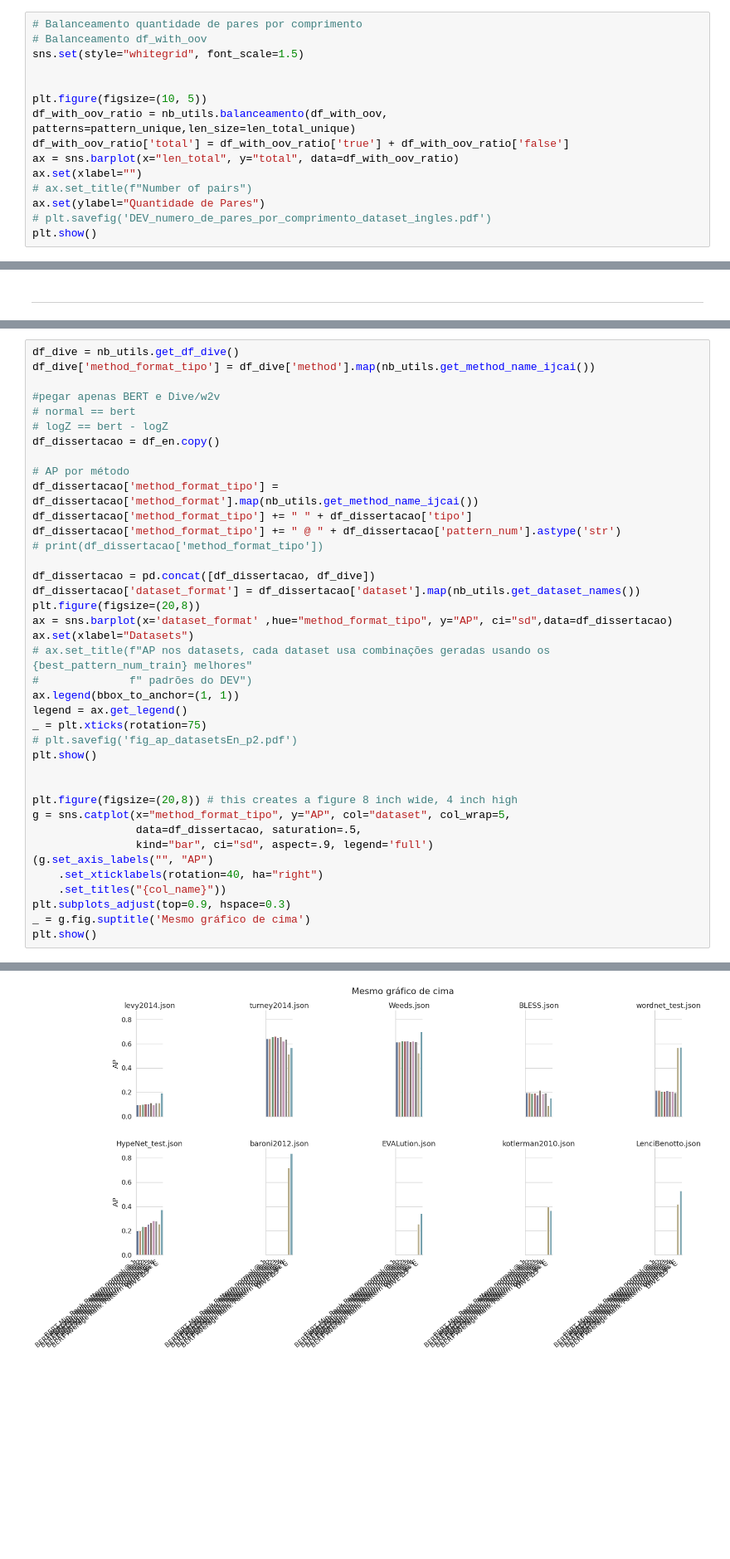
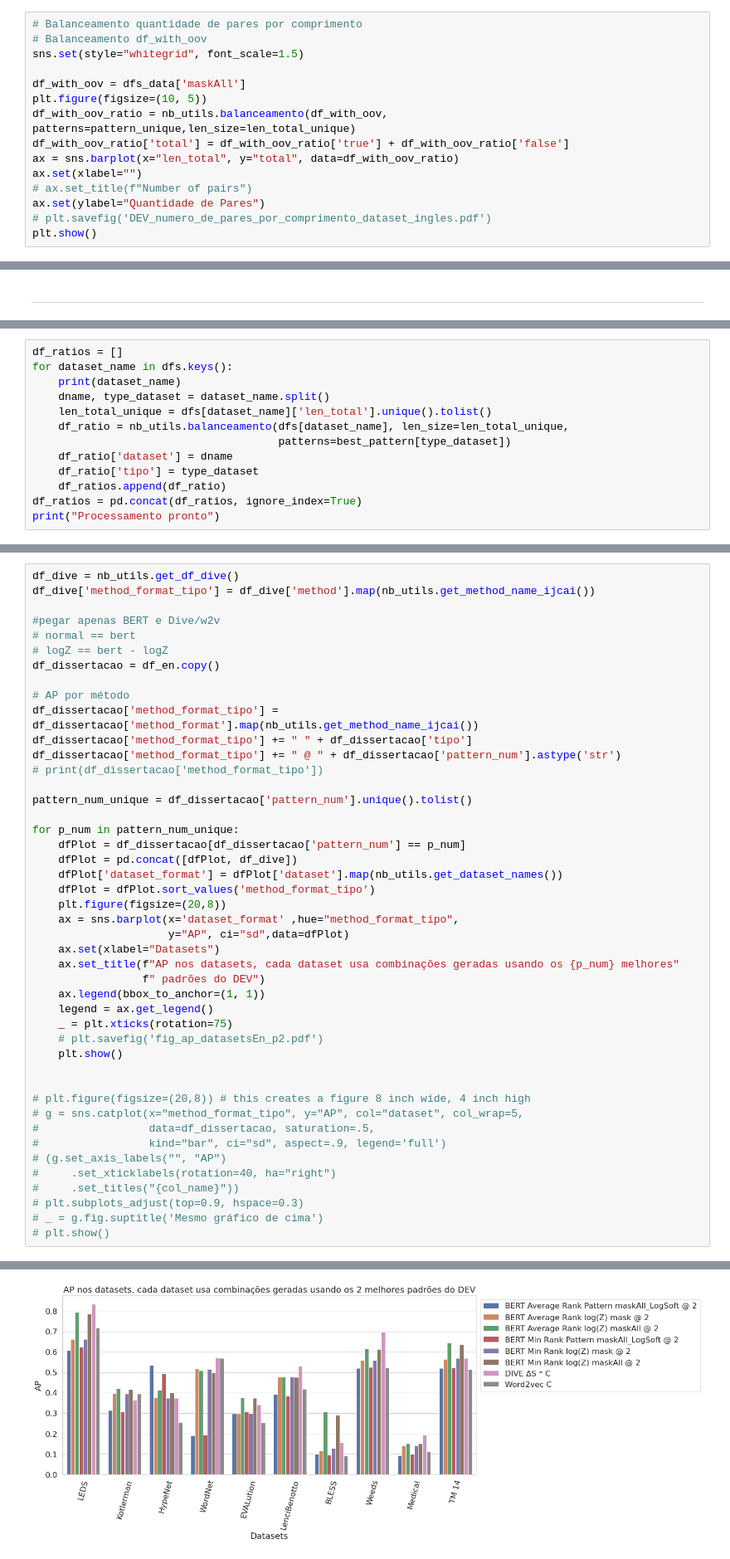
Before and after one commit to eraldoluis/hyper_bert, a Jupyter notebook: nb/dissertacao/en_mask_all_logsoftmax.ipynb, the cells around one changed output, grey strips where cells are left out. Shown at 83% size. Saved outputs shown, nothing was run; the diff lists cells and outputs as text; blank space fills up the shorter version.

```diff
--- a/nb/dissertacao/en_mask_all_logsoftmax.ipynb
+++ b/nb/dissertacao/en_mask_all_logsoftmax.ipynb
@@ -60,7 +71,7 @@ Processamento DEV pronto!
 # Balanceamento df_with_oov
 sns.set(style="whitegrid", font_scale=1.5)
 
-
+df_with_oov = dfs_data['maskAll']
 plt.figure(figsize=(10, 5))
 df_with_oov_ratio = nb_utils.balanceamento(df_with_oov, patterns=pattern_unique,len_size=len_total_unique)
 df_with_oov_ratio['total'] = df_with_oov_ratio['true'] + df_with_oov_ratio['false']
@@ -222,0 +260,13 @@ Processamento pronto
+# %%
+df_ratios = []
+for dataset_name in dfs.keys():
+    print(dataset_name)
+    dname, type_dataset = dataset_name.split()
+    len_total_unique = dfs[dataset_name]['len_total'].unique().tolist()
+    df_ratio = nb_utils.balanceamento(dfs[dataset_name], len_size=len_total_unique,
+                                      patterns=best_pattern[type_dataset])
+    df_ratio['dataset'] = dname
+    df_ratio['tipo'] = type_dataset
+    df_ratios.append(df_ratio)
+df_ratios = pd.concat(df_ratios, ignore_index=True)
+print("Processamento pronto")
@@ -304,28 +375,34 @@ df_dissertacao['method_format_tipo'] += " " + df_dissertacao['tipo']
 df_dissertacao['method_format_tipo'] += " @ " + df_dissertacao['pattern_num'].astype('str')
 # print(df_dissertacao['method_format_tipo'])
 
-df_dissertacao = pd.concat([df_dissertacao, df_dive])
-df_dissertacao['dataset_format'] = df_dissertacao['dataset'].map(nb_utils.get_dataset_names())
-plt.figure(figsize=(20,8))
-ax = sns.barplot(x='dataset_format' ,hue="method_format_tipo", y="AP", ci="sd",data=df_dissertacao)
-ax.set(xlabel="Datasets")
-# ax.set_title(f"AP nos datasets, cada dataset usa combinações geradas usando os {best_pattern_num_train} melhores"
-#              f" padrões do DEV")
-ax.legend(bbox_to_anchor=(1, 1))
-legend = ax.get_legend()
-_ = plt.xticks(rotation=75)
-# plt.savefig('fig_ap_datasetsEn_p2.pdf')
-plt.show()
+pattern_num_unique = df_dissertacao['pattern_num'].unique().tolist()
+
+for p_num in pattern_num_unique:
+    dfPlot = df_dissertacao[df_dissertacao['pattern_num'] == p_num]
+    dfPlot = pd.concat([dfPlot, df_dive])
+    dfPlot['dataset_format'] = dfPlot['dataset'].map(nb_utils.get_dataset_names())
+    dfPlot = dfPlot.sort_values('method_format_tipo')
+    plt.figure(figsize=(20,8))
+    ax = sns.barplot(x='dataset_format' ,hue="method_format_tipo",
+                     y="AP", ci="sd",data=dfPlot)
+    ax.set(xlabel="Datasets")
+    ax.set_title(f"AP nos datasets, cada dataset usa combinações geradas usando os {p_num} melhores"
+                 f" padrões do DEV")
+    ax.legend(bbox_to_anchor=(1, 1))
+    legend = ax.get_legend()
+    _ = plt.xticks(rotation=75)
+    # plt.savefig('fig_ap_datasetsEn_p2.pdf')
+    plt.show()
 
 
-plt.figure(figsize=(20,8)) # this creates a figure 8 inch wide, 4 inch high
-g = sns.catplot(x="method_format_tipo", y="AP", col="dataset", col_wrap=5,
-                data=df_dissertacao, saturation=.5,
-                kind="bar", ci="sd", aspect=.9, legend='full')
-(g.set_axis_labels("", "AP")
-    .set_xticklabels(rotation=40, ha="right")
-    .set_titles("{col_name}"))
-plt.subplots_adjust(top=0.9, hspace=0.3)
-_ = g.fig.suptitle('Mesmo gráfico de cima')
-plt.show()
+# plt.figure(figsize=(20,8)) # this creates a figure 8 inch wide, 4 inch high
+# g = sns.catplot(x="method_format_tipo", y="AP", col="dataset", col_wrap=5,
+#                 data=df_dissertacao, saturation=.5,
+#                 kind="bar", ci="sd", aspect=.9, legend='full')
+# (g.set_axis_labels("", "AP")
+#     .set_xticklabels(rotation=40, ha="right")
+#     .set_titles("{col_name}"))
+# plt.subplots_adjust(top=0.9, hspace=0.3)
+# _ = g.fig.suptitle('Mesmo gráfico de cima')
+# plt.show()
 # %% [output]
@@ -334 +410 @@ plt.show()
-[figure, old version]
+[figure, new version]
```
Also changed, not shown: parts of 18 cells of this notebook, 1 other file.
